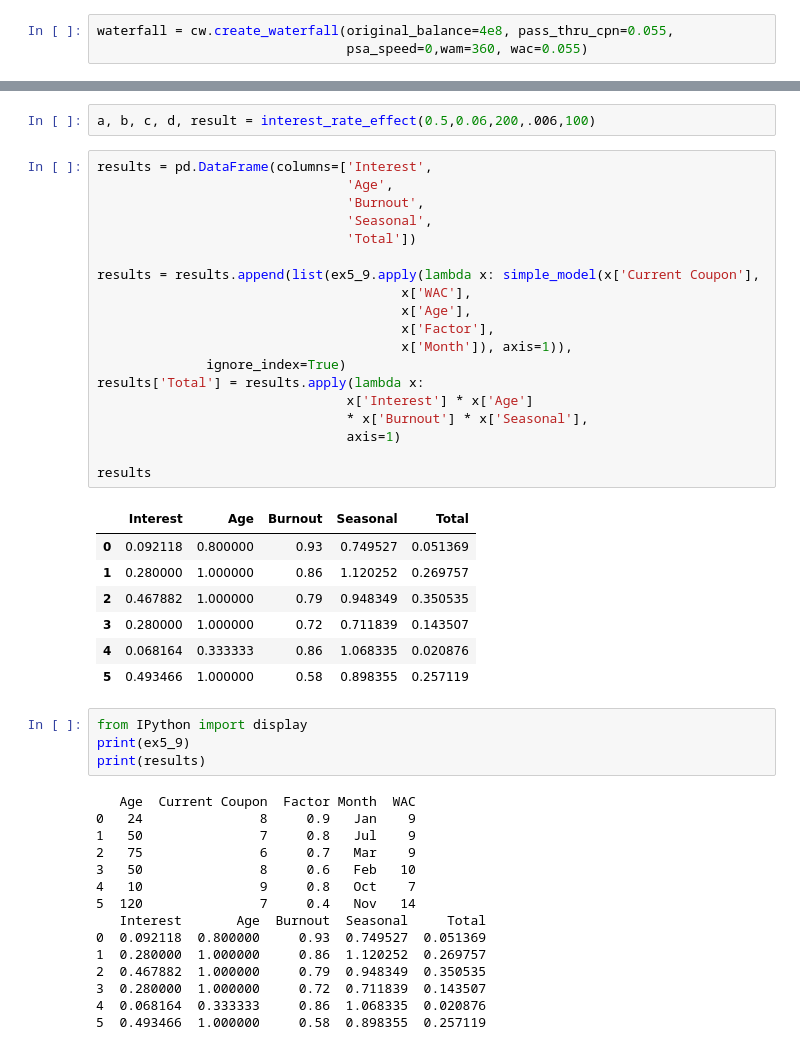
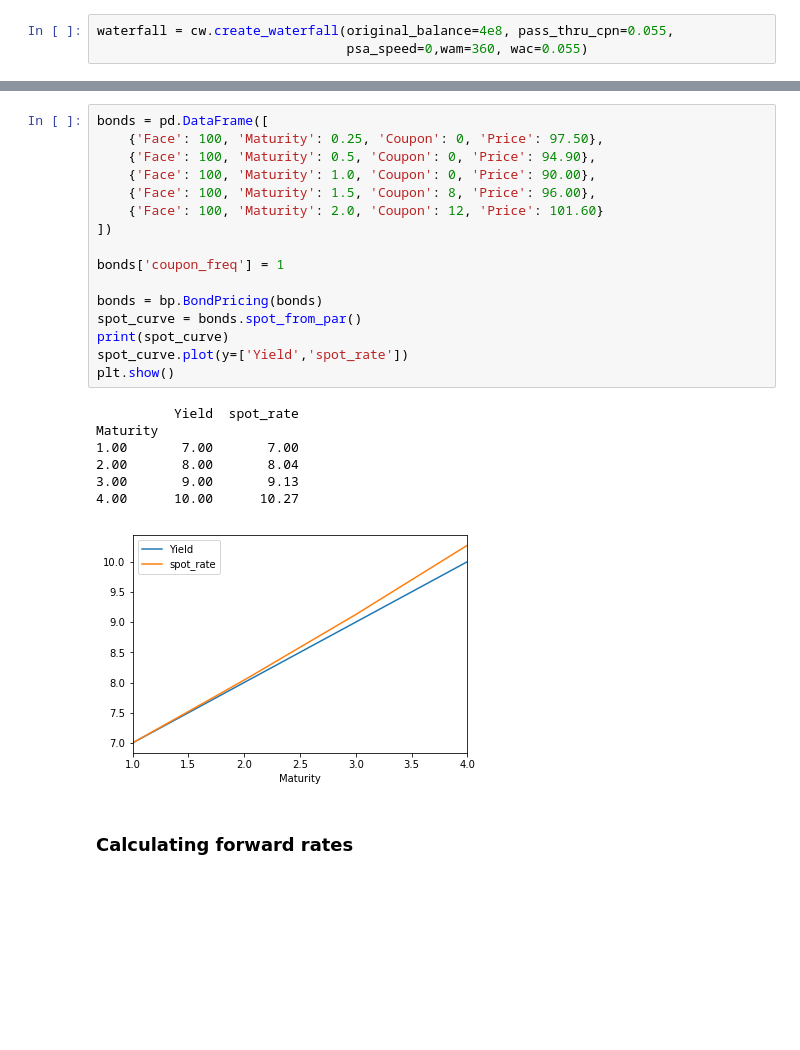
Before and after one commit to abehrman/zeusRMBS, a Jupyter notebook: zeusRMBS sandbox.ipynb, the cells around one changed output, grey strips where cells are left out. Drawn from its saved outputs; the diff is of its cells as text; blank space fills up the shorter version.

```diff
--- a/zeusRMBS sandbox.ipynb
+++ b/zeusRMBS sandbox.ipynb
@@ -836,48 +169,26 @@ def interest_rate_effect(max_CPR, min_CPR, midpoint_diff, max_slope, diff=0):
-# %%
-a, b, c, d, result = interest_rate_effect(0.5,0.06,200,.006,100)
-# %%
-results = pd.DataFrame(columns=['Interest',
-                                'Age',
-                                'Burnout',
-                                'Seasonal',
-                                'Total'])
-
-results = results.append(list(ex5_9.apply(lambda x: simple_model(x['Current Coupon'],
-                                       x['WAC'],
-                                       x['Age'],
-                                       x['Factor'],
-                                       x['Month']), axis=1)),
-              ignore_index=True)
-results['Total'] = results.apply(lambda x:
-                                x['Interest'] * x['Age']
-                                * x['Burnout'] * x['Seasonal'],
-                                axis=1)
-
-results
-# %% [output]
-|  | Interest | Age | Burnout | Seasonal | Total |
-| 0 | 0.092118 | 0.800000 | 0.93 | 0.749527 | 0.051369 |
-| 1 | 0.280000 | 1.000000 | 0.86 | 1.120252 | 0.269757 |
-| 2 | 0.467882 | 1.000000 | 0.79 | 0.948349 | 0.350535 |
-| 3 | 0.280000 | 1.000000 | 0.72 | 0.711839 | 0.143507 |
-| 4 | 0.068164 | 0.333333 | 0.86 | 1.068335 | 0.020876 |
-| 5 | 0.493466 | 1.000000 | 0.58 | 0.898355 | 0.257119 |
-# %%
-from IPython import display
-print(ex5_9)
-print(results)
-# %% [output]
-   Age  Current Coupon  Factor Month  WAC
-0   24               8     0.9   Jan    9
-1   50               7     0.8   Jul    9
-2   75               6     0.7   Mar    9
-3   50               8     0.6   Feb   10
-4   10               9     0.8   Oct    7
-5  120               7     0.4   Nov   14
-   Interest       Age  Burnout  Seasonal     Total
-0  0.092118  0.800000     0.93  0.749527  0.051369
-1  0.280000  1.000000     0.86  1.120252  0.269757
-2  0.467882  1.000000     0.79  0.948349  0.350535
-3  0.280000  1.000000     0.72  0.711839  0.143507
-4  0.068164  0.333333     0.86  1.068335  0.020876
-5  0.493466  1.000000     0.58  0.898355  0.257119
+# %%
+bonds = pd.DataFrame([
+    {'Face': 100, 'Maturity': 0.25, 'Coupon': 0, 'Price': 97.50},
+    {'Face': 100, 'Maturity': 0.5, 'Coupon': 0, 'Price': 94.90},
+    {'Face': 100, 'Maturity': 1.0, 'Coupon': 0, 'Price': 90.00},
+    {'Face': 100, 'Maturity': 1.5, 'Coupon': 8, 'Price': 96.00},
+    {'Face': 100, 'Maturity': 2.0, 'Coupon': 12, 'Price': 101.60}
+])
+
+bonds['coupon_freq'] = 1
+
+bonds = bp.BondPricing(bonds)
+spot_curve = bonds.spot_from_par()
+print(spot_curve)
+spot_curve.plot(y=['Yield','spot_rate'])
+plt.show()
+# %% [output]
+          Yield  spot_rate
+Maturity
+1.00       7.00       7.00
+2.00       8.00       8.04
+3.00       9.00       9.13
+4.00      10.00      10.27
+[figure, added]
+# %% [markdown]
+### Calculating forward rates
```
Also changed, not shown: parts of 148 cells of this notebook, 12 other files.
